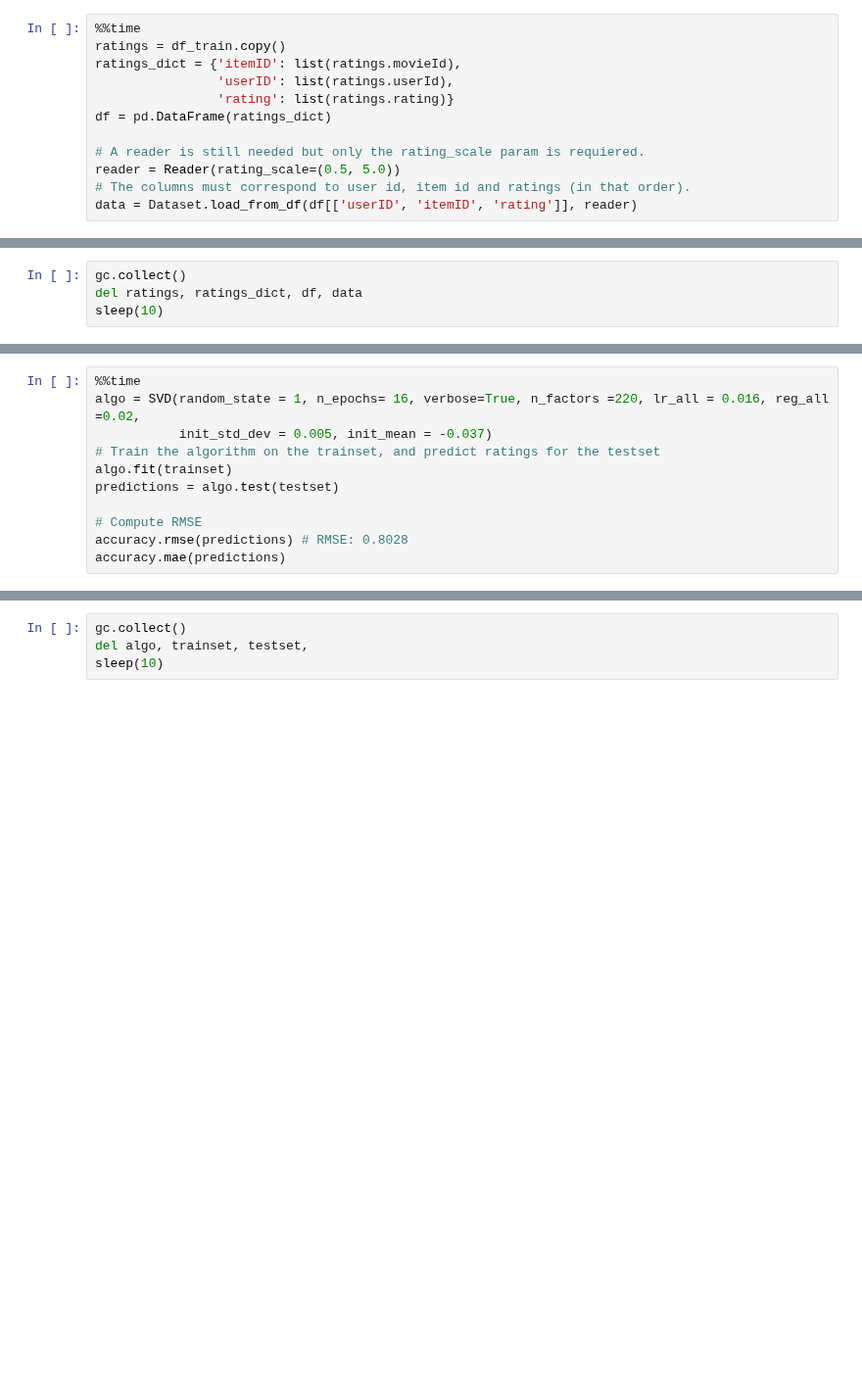
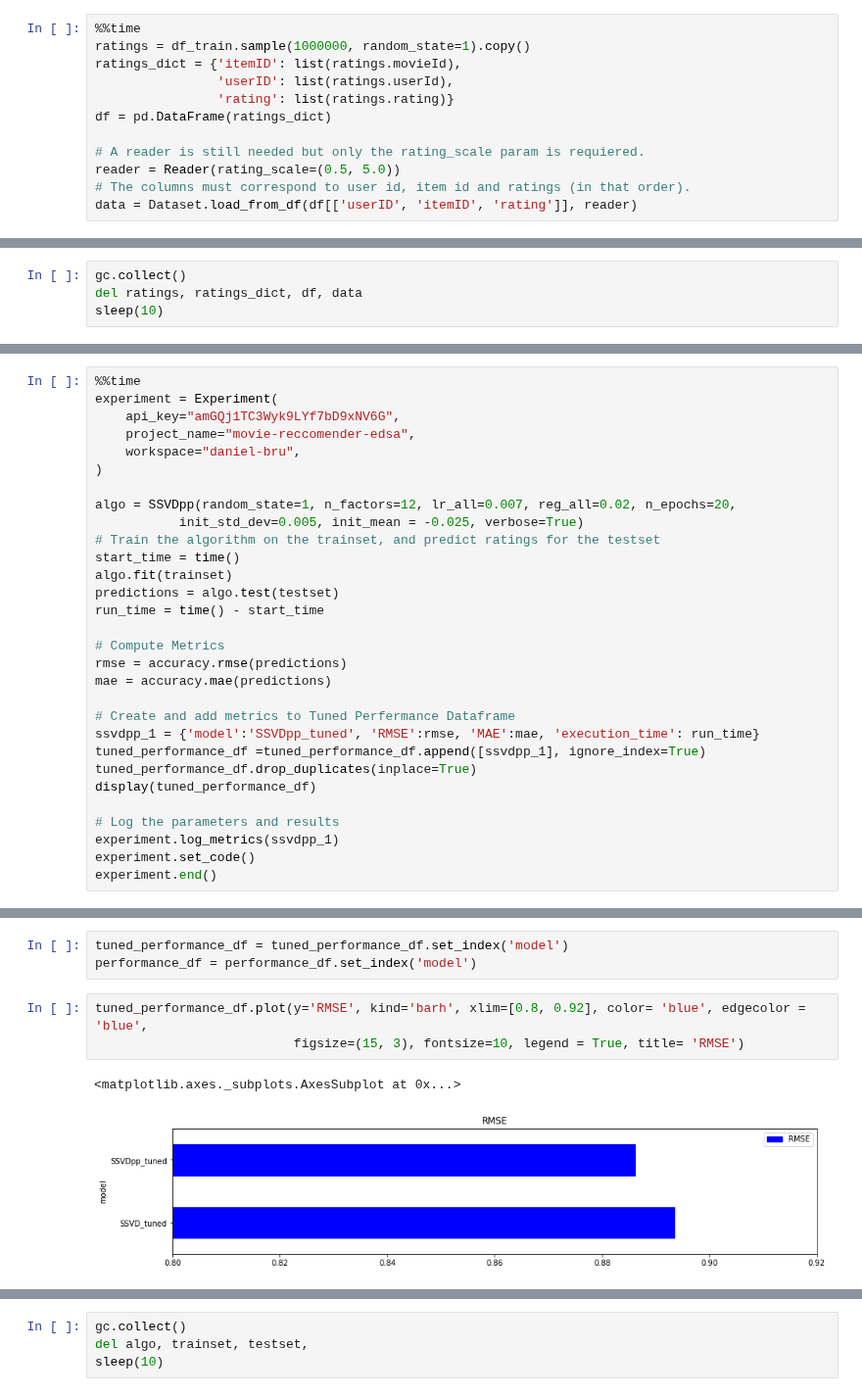
Before and after one commit to daniel-bru/ZM5-Recommender_System-2022, a Jupyter notebook: zm5-recommender-system-main.ipynb, the cells around one changed output, grey strips where cells are left out. Shown at 98% size. Cells and saved outputs as stored; diff of their text form; blank space fills up the shorter version.

Commit message:
improved librec params, and models section
added reg = 0.000001, makes model robust to overfitting

```diff
--- a/zm5-recommender-system-main.ipynb
+++ b/zm5-recommender-system-main.ipynb
@@ -624,6 +583,6 @@ sleep(2)
 # %%
 %%time
-ratings = df_train.copy()
+ratings = df_train.sample(1000000, random_state=1).copy()
 ratings_dict = {'itemID': list(ratings.movieId),
                 'userID': list(ratings.userId),
                 'rating': list(ratings.rating)}
@@ -670,12 +856,31 @@ sleep(10)
 # %%
 %%time
-algo = SVD(random_state = 1, n_epochs= 16, verbose=True, n_factors =220, lr_all = 0.016, reg_all =0.02,
-           init_std_dev = 0.005, init_mean = -0.037)
+experiment = Experiment(
+    api_key="amGQj1TC3Wyk9LYf7bD9xNV6G",
+    project_name="movie-reccomender-edsa",
+    workspace="daniel-bru",
+)
+
+algo = SSVDpp(random_state=1, n_factors=12, lr_all=0.007, reg_all=0.02, n_epochs=20,
+           init_std_dev=0.005, init_mean = -0.025, verbose=True)
 # Train the algorithm on the trainset, and predict ratings for the testset
+start_time = time()
 algo.fit(trainset)
 predictions = algo.test(testset)
+run_time = time() - start_time
 
-# Compute RMSE
-accuracy.rmse(predictions) # RMSE: 0.8028
-accuracy.mae(predictions)
+# Compute Metrics
+rmse = accuracy.rmse(predictions)
+mae = accuracy.mae(predictions)
+
+# Create and add metrics to Tuned Perfermance Dataframe
+ssvdpp_1 = {'model':'SSVDpp_tuned', 'RMSE':rmse, 'MAE':mae, 'execution_time': run_time}
+tuned_performance_df =tuned_performance_df.append([ssvdpp_1], ignore_index=True)
+tuned_performance_df.drop_duplicates(inplace=True)
+display(tuned_performance_df)
+
+# Log the parameters and results
+experiment.log_metrics(ssvdpp_1)
+experiment.set_code()
+experiment.end()
 # %% [output]
@@ -702,0 +930,9 @@ Wall time: 26min 4s
+# %%
+tuned_performance_df = tuned_performance_df.set_index('model')
+performance_df = performance_df.set_index('model')
+# %%
+tuned_performance_df.plot(y='RMSE', kind='barh', xlim=[0.8, 0.92], color= 'blue', edgecolor = 'blue',
+                          figsize=(15, 3), fontsize=10, legend = True, title= 'RMSE')
+# %% [output]
+<matplotlib.axes._subplots.AxesSubplot at 0x...>
+[figure, added]
```
Also changed, not shown: parts of 74 cells of this notebook.
